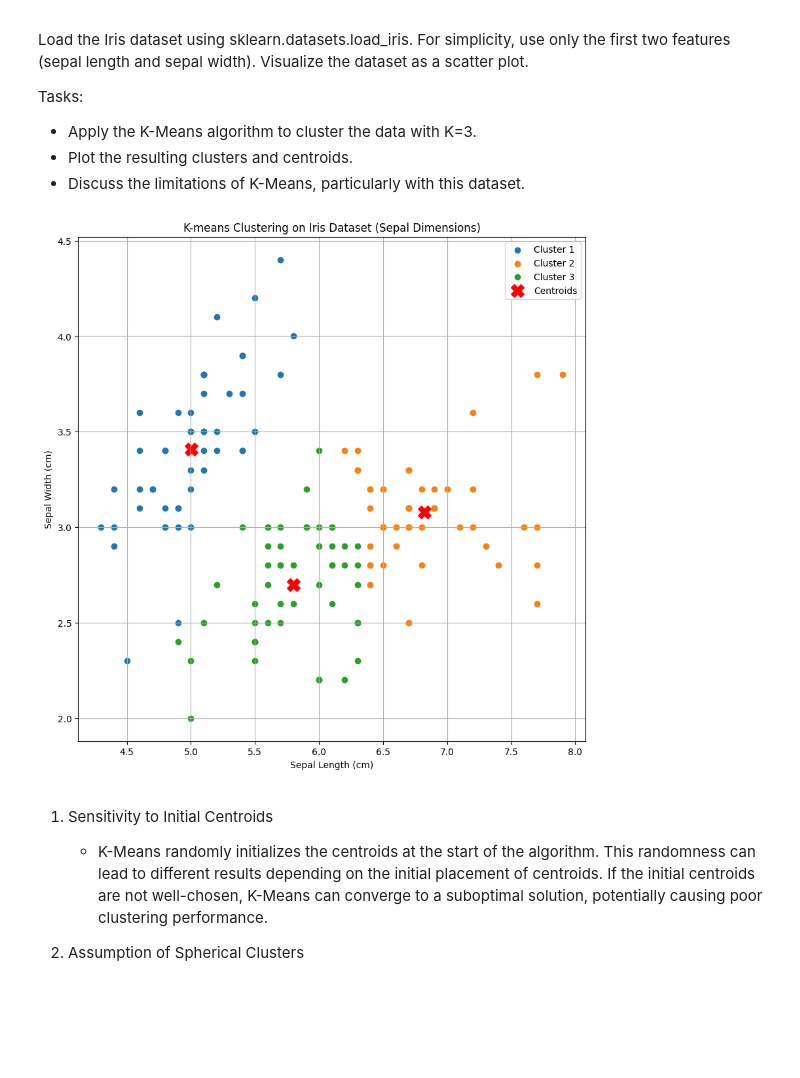
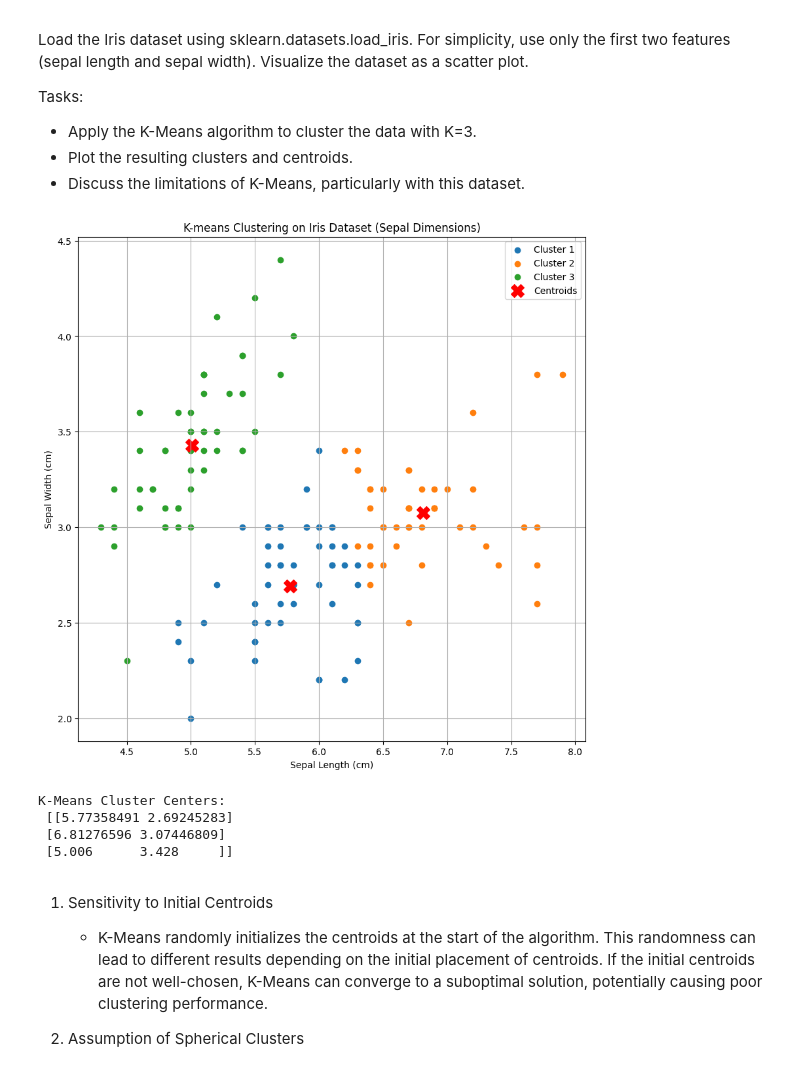
Before and after one commit to Hashir-Jamil/custering_tutorial_iris_dataset, a Jupyter notebook: clustering_iris.ipynb, the cells around one changed output. Saved outputs shown, nothing was run; the diff lists cells and outputs as text; code cells hidden in the pictures; blank space fills up the shorter version.

```diff
--- a/clustering_iris.ipynb
+++ b/clustering_iris.ipynb
@@ -19,35 +19,43 @@ import matplotlib.pyplot as plt
 # %%
 #Load iris dataset
 iris = load_iris()
 data = pd.DataFrame(iris.data, columns=iris.feature_names)
 
 #Extract the sepal length and sepal width features
 sepal_length = data.iloc[:,0].values
 sepal_width = data.iloc[:,1].values
 X = np.column_stack((sepal_length, sepal_width))
+Y = iris.target
 
 #Apply K-Means clustering
-kmeans = KMeans(n_clusters=3, random_state=22)
-kmeans.fit(X)
+kmeans = KMeans(n_clusters=3, init='k-means++',  max_iter = 100, n_init = 10, random_state =0)
+y_kmeans = kmeans.fit_predict(X)
 
 #Get cluster labels and centroids
-labels = kmeans.labels_
+kmeans_labels = kmeans.labels_
 centroids = kmeans.cluster_centers_
 
 #Plot the clusters and centroids
 plt.figure(figsize=(10, 10))
 for cluster in range(3):
-    plt.scatter(X[labels==cluster,0], X[labels==cluster,1], label=f'Cluster {cluster+1}')
+    plt.scatter(X[kmeans_labels==cluster,0], X[kmeans_labels==cluster,1], label=f'Cluster {cluster+1}')
 
 plt.scatter(centroids[:, 0], centroids[:, 1], s=200, c='red', marker='X', label='Centroids')
 plt.title('K-means Clustering on Iris Dataset (Sepal Dimensions)')
 plt.xlabel('Sepal Length (cm)')
 plt.ylabel('Sepal Width (cm)')
 plt.legend()
 plt.grid()
 plt.show()
+
+# Evaluate the clusters (optional, comparing with true labels)
+print("K-Means Cluster Centers:\n", kmeans.cluster_centers_)
 # %% [output]
-[figure, old version]
+[figure, new version]
+K-Means Cluster Centers:
+ [[5.77358491 2.69245283]
+ [6.81276596 3.07446809]
+ [5.006      3.428     ]]
 # %% [markdown]
 1. Sensitivity to Initial Centroids
     * K-Means randomly initializes the centroids at the start of the algorithm. This randomness can lead to different results depending on the initial placement of centroids. If the initial centroids are not well-chosen, K-Means can converge to a suboptimal solution, potentially causing poor clustering performance.
```
Also changed, not shown: parts of 14 cells of this notebook.
